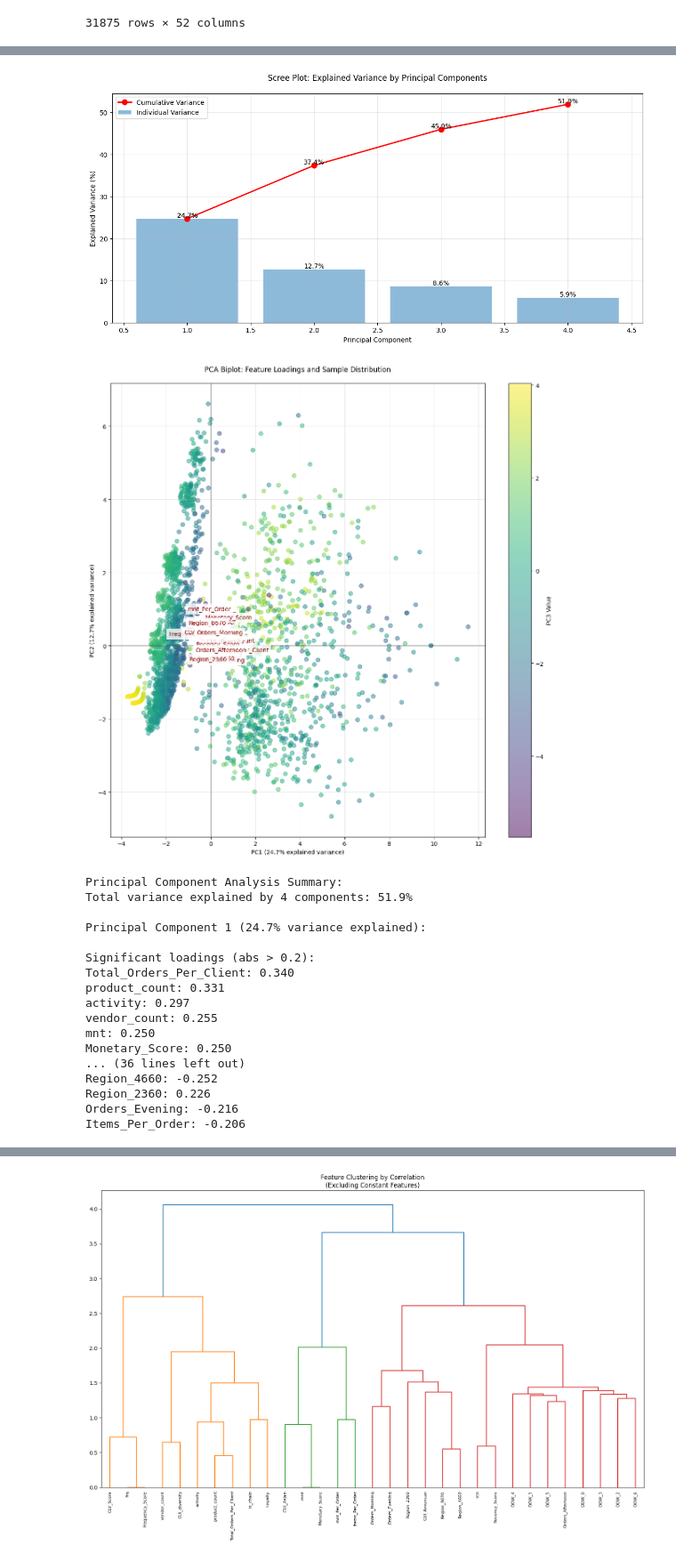
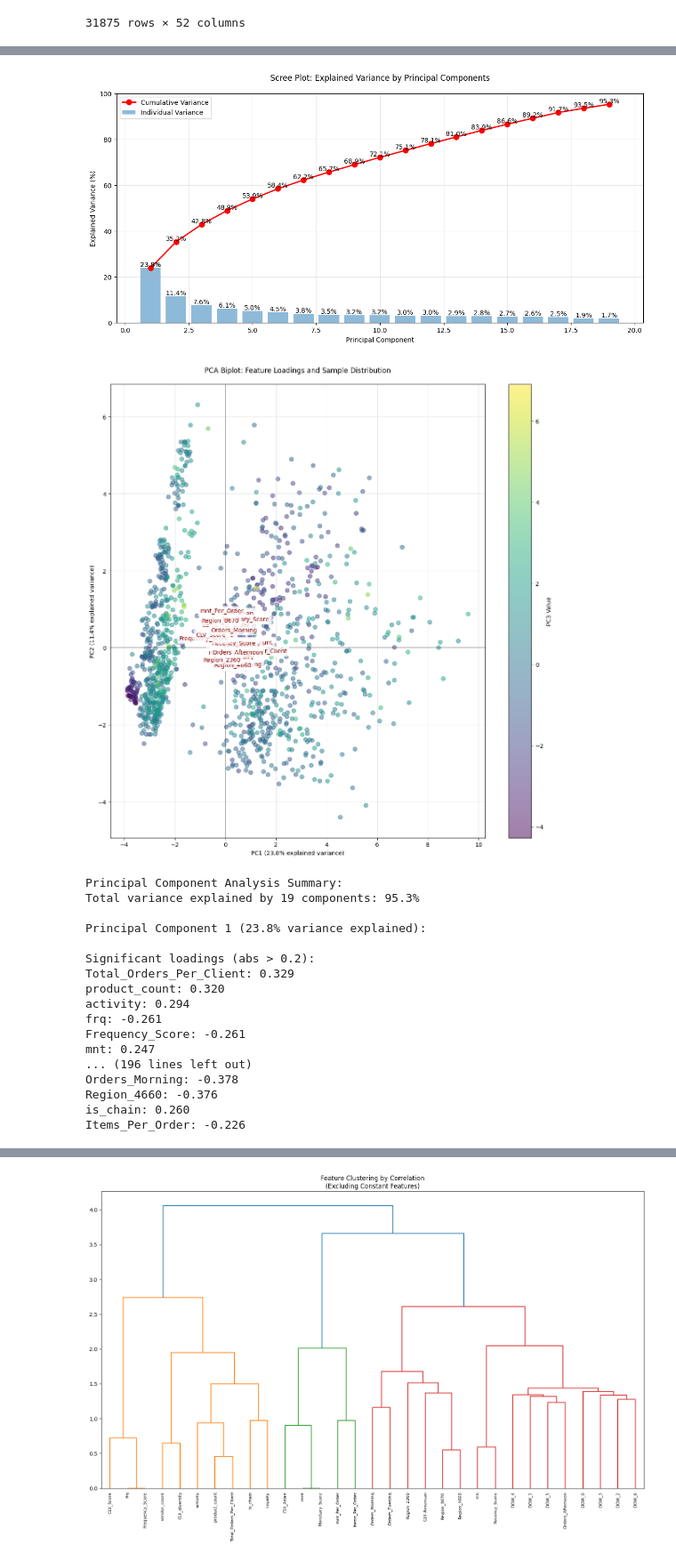
Before and after one commit to diogoruivo47/Data-Mining, a Jupyter notebook: FS_Dimension_reductionality.ipynb, the cells around one changed output, grey strips where cells are left out. Shown at 89% size. Saved outputs shown, nothing was run; the diff lists cells and outputs as text; code cells hidden in the pictures.

```diff
--- a/FS_Dimension_reductionality.ipynb
+++ b/FS_Dimension_reductionality.ipynb
@@ -269,19 +269,15 @@ def encode_categories(df):
     pandas.DataFrame: DataFrame with encoded columns and original columns dropped
     """
     df_encoded = df.copy()
-
-    # Dictionary to store columns to be encoded
     columns_to_encode = {
         'Age_Group': age_group_mapping,
         'last_promo': last_promo_mapping,
         'payment_method': payment_method_mapping
     }
 
-    # Encode each column and drop original
     for col, mapping in columns_to_encode.items():
         if col in df.columns:
-            # Create new encoded column with the original name (without '_encoded' suffix)
-            df_encoded[col] = df_encoded[col].map(mapping)
+            df_encoded[col] = pd.to_numeric(df_encoded[col].map(mapping))
 
     return df_encoded
 
@@ -342,7 +352,9 @@ def preprocess_data(df):
         scaler.fit_transform(df_clean),
         columns=df_numeric.columns
     )
-
+    print("Original columns:", df.columns)
+    df_numeric = df.select_dtypes(include='number')
+    print("Numeric columns:", df_numeric.columns)
     return df_scaled, mask
 
 # Function to get preprocessing stats
@@ -356,7 +368,7 @@ def get_preprocessing_stats(original_df, final_df, mask):
     return stats
 
 # Example usage:
-df_scaled, mask = preprocess_data(encoded_df)
-stats = get_preprocessing_stats(encoded_df, df_scaled, mask)
+df_scaled, mask = preprocess_data(df_encoded)
+stats = get_preprocessing_stats(df_encoded, df_scaled, mask)
 print(stats)
 # %% [output]
@@ -411,10 +426,11 @@ def perform_pca_analysis(df_scaled, n_components=4, loading_threshold=0.2):
         loading_threshold: Threshold for considering significant loadings
     """
     # Apply PCA
-    pca = PCA(n_components=n_components)
+    pca = PCA(n_components=0.95)
     principal_components = pca.fit_transform(df_scaled)
 
     # Create DataFrame for principal components
+    n_components = pca.n_components_
     pca_df = pd.DataFrame(
         data=principal_components,
         columns=[f'PC{i+1}' for i in range(n_components)]
@@ -487,49 +503,49 @@ def perform_pca_analysis(df_scaled, n_components=4, loading_threshold=0.2):
     plt.axvline(x=0, color='k', linestyle='-', alpha=0.3)
 
     plt.tight_layout()
     plt.savefig('biplot.svg', format='svg', bbox_inches='tight')
     plt.show()
 
     # 3. Print detailed loadings analysis
     print("\nPrincipal Component Analysis Summary:")
     print(f"Total variance explained by {n_components} components: {cumulative_variance[-1]:.1f}%")
 
     for i in range(n_components):
         print(f"\nPrincipal Component {i+1} ({explained_variance[i]:.1f}% variance explained):")
 
         # Sort loadings by absolute value
         loadings_dict = dict(zip(df_scaled.columns, pca.components_[i]))
         sorted_loadings = sorted(loadings_dict.items(),
                                key=lambda x: abs(x[1]),
                                reverse=True)
 
         # Print significant loadings
         print("\nSignificant loadings (abs > {}):".format(loading_threshold))
         for feature, loading in sorted_loadings:
             if abs(loading) > loading_threshold:
                 print(f"{feature}: {loading:.3f}")
 
     return pca_df, pca
 
 # Example usage:
 pca_df, pca_model = perform_pca_analysis(df_scaled, n_components=4, loading_threshold=0.2)
 # %% [output]
-[figure, old version]
+[figure, new version]
-[figure, old version]
+[figure, new version]
 Principal Component Analysis Summary:
-Total variance explained by 4 components: 51.9%
+Total variance explained by 19 components: 95.3%
 
-Principal Component 1 (24.7% variance explained):
+Principal Component 1 (23.8% variance explained):
 
 Significant loadings (abs > 0.2):
-Total_Orders_Per_Client: 0.340
-product_count: 0.331
-activity: 0.297
-vendor_count: 0.255
-mnt: 0.250
-Monetary_Score: 0.250
-... (36 lines left out)
-Region_4660: -0.252
-Region_2360: 0.226
-Orders_Evening: -0.216
-Items_Per_Order: -0.206
+Total_Orders_Per_Client: 0.329
+product_count: 0.320
+activity: 0.294
+frq: -0.261
+Frequency_Score: -0.261
+mnt: 0.247
+... (196 lines left out)
+Orders_Morning: -0.378
+Region_4660: -0.376
+is_chain: 0.260
+Items_Per_Order: -0.226
```
Also changed, not shown: parts of 15 cells of this notebook.
